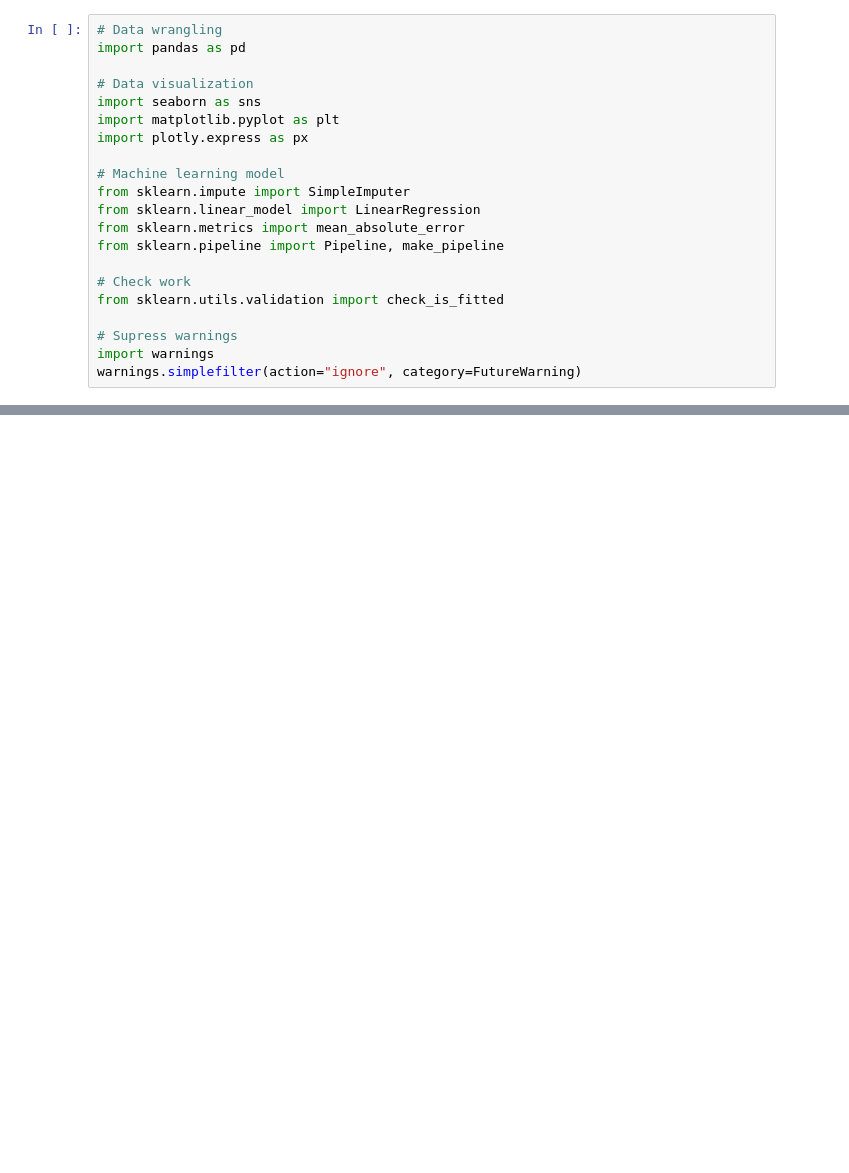
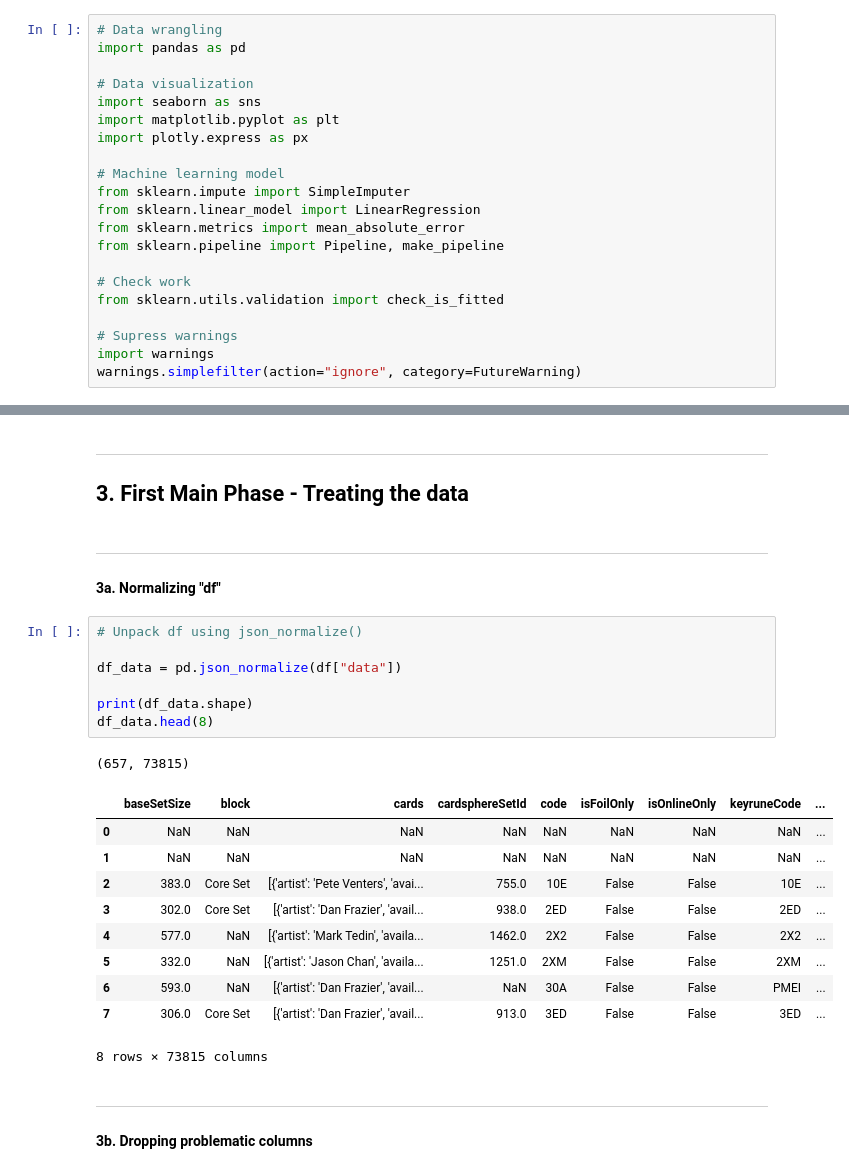
Before and after one commit to LupiVolpi/Magic_the_Gathering, a Jupyter notebook: price_prediction.ipynb, the cells around one changed output, grey strips where cells are left out. Saved outputs shown, nothing was run; the diff lists cells and outputs as text; blank space fills up the shorter version.

```diff
--- a/price_prediction.ipynb
+++ b/price_prediction.ipynb
@@ -39,0 +81,28 @@ df.head()
+# %% [markdown]
+---
+## 3. First Main Phase - Treating the data
+# %% [markdown]
+---
+#### 3a. Normalizing "df"
+# %%
+# Unpack df using json_normalize()
+
+df_data = pd.json_normalize(df["data"])
+
+print(df_data.shape)
+df_data.head(8)
+# %% [output]
+(657, 73815)
+|  | baseSetSize | block | cards | cardsphereSetId | code | isFoilOnly | isOnlineOnly | keyruneCode | ... |
+| 0 | NaN | NaN | NaN | NaN | NaN | NaN | NaN | NaN | ... |
+| 1 | NaN | NaN | NaN | NaN | NaN | NaN | NaN | NaN | ... |
+| 2 | 383.0 | Core Set | [{'artist': 'Pete Venters', 'avai... | 755.0 | 10E | False | False | 10E | ... |
+| 3 | 302.0 | Core Set | [{'artist': 'Dan Frazier', 'avail... | 938.0 | 2ED | False | False | 2ED | ... |
+| 4 | 577.0 | NaN | [{'artist': 'Mark Tedin', 'availa... | 1462.0 | 2X2 | False | False | 2X2 | ... |
+| 5 | 332.0 | NaN | [{'artist': 'Jason Chan', 'availa... | 1251.0 | 2XM | False | False | 2XM | ... |
+| 6 | 593.0 | NaN | [{'artist': 'Dan Frazier', 'avail... | NaN | 30A | False | False | PMEI | ... |
+| 7 | 306.0 | Core Set | [{'artist': 'Dan Frazier', 'avail... | 913.0 | 3ED | False | False | 3ED | ... |
+8 rows × 73815 columns
+# %% [markdown]
+---
+#### 3b. Dropping problematic columns
```
Also changed, not shown: parts of 54 cells of this notebook.
